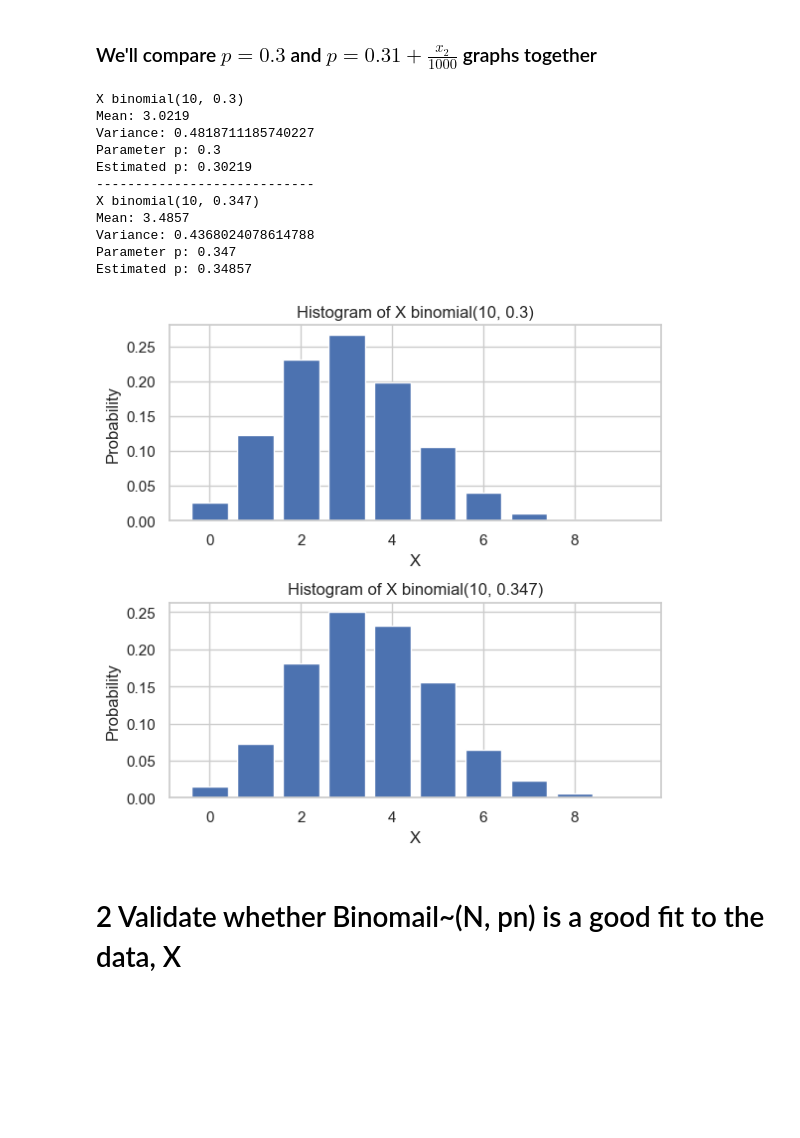
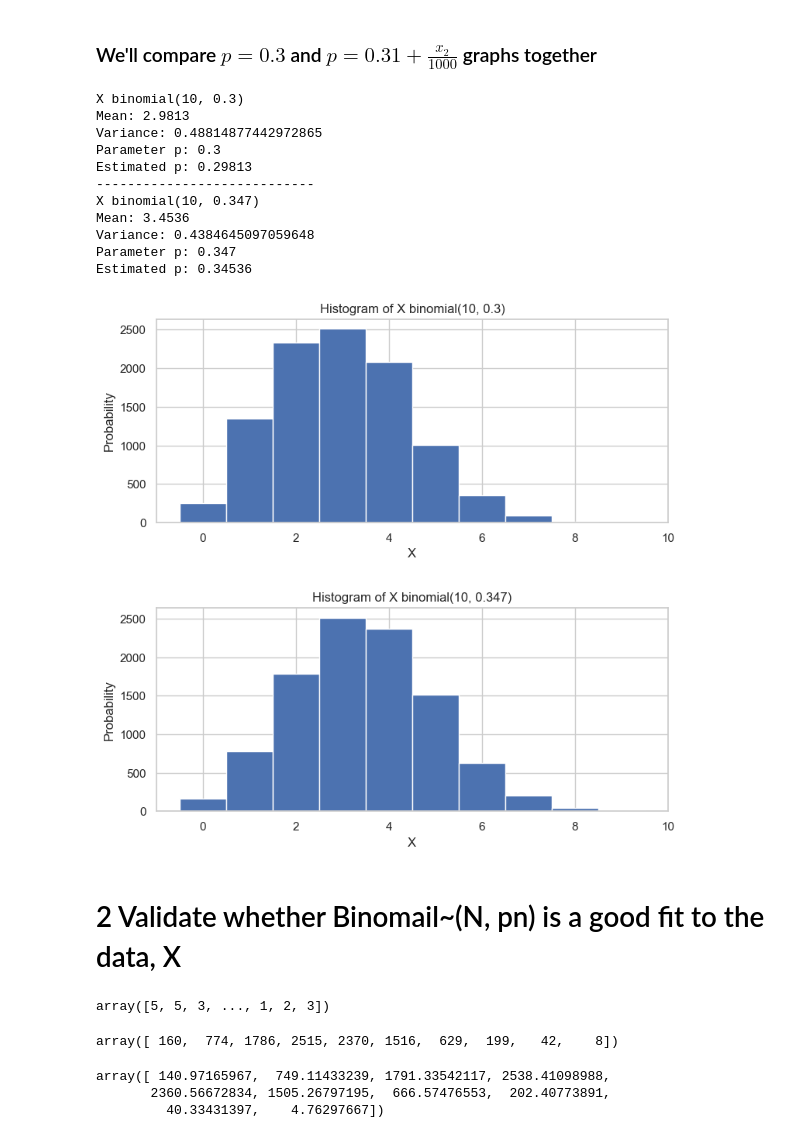
Before and after one commit to TBBdlz/stochastic_project2022, a Jupyter notebook: project.ipynb, the cells around one changed output. Saved outputs shown, nothing was run; the diff lists cells and outputs as text; code cells hidden in the pictures; blank space fills up the shorter version.

```diff
--- a/project.ipynb
+++ b/project.ipynb
@@ -37,9 +37,9 @@ x1, x2
 Study binomial random event
 i.i.d binomial~(N,p)
 # %%
-n: int = 10_000
+n = 10_000
 p: float = 0.3
-N: int = 10
+N = 10
 X = stats.binom.rvs(N, p, size=n)
 mean = np.mean(X)
 variance = stats.variation(X)
@@ -66,9 +66,7 @@ Estimated p: 0.30175
 # %% [markdown]
 ### Now we change $$p = 0.31 + \frac{x_2}{1000}$$
 # %%
-n: int = 10_000
 p: float = 0.31 + x2 / 1000
-N: int = 10
 X = stats.binom.rvs(N, p, size=n)
 mean = np.mean(X)
 variance = stats.variation(X)
@@ -95,58 +93,79 @@ Estimated p: 0.34552
 # %% [markdown]
 ### We'll compare $p=0.3$ and $p=0.31+\frac{x_2}{1000}$ graphs together
 # %%
-n: int = 10_000
 p: float = 0.3
-N: int = 10
 X = stats.binom.rvs(N, p, size=n)
 mean = np.mean(X)
 variance = stats.variation(X)
 pn = mean / N # estimate bernouli parameter p
 # make step plot
 fig, ax = plt.subplots(2)
 fig.tight_layout(pad=2)
 # set fig size
-fig.set_size_inches(6, 6)
-ax[0].hist(X, bins=np.arange(0, N + 1) - 0.5, density=True, rwidth=0.8)
-ax[0].set_title(f"Histogram of X binomial({N}, {p})")
+fig.set_size_inches(8, 8)
+counts, bins = np.histogram(X, bins=np.arange(0, N + 1) - 0.5)
+ax[0].hist(bins[:-1], bins, weights=counts)
 # set x and y labels
 ax[0].set_xlabel("X")
 ax[0].set_ylabel("Probability")
 # print statisticical values
 print(f"X binomial({N}, {p})")
 print(f"Mean: {mean}")
 print(f"Variance: {variance}")
 print(f"Parameter p: {p}")
 print(f"Estimated p: {pn}")
 print("----------------------------")
-p: float = 0.31 + x2 / 1000
-X = stats.binom.rvs(N, p, size=n)
-mean = np.mean(X)
-variance = stats.variation(X)
-pn = mean / N # estimate bernouli parameter p
-ax[1].hist(X, bins=np.arange(0, N + 1) - 0.5, density=True, rwidth=0.8)
-ax[1].set_title(f"Histogram of X binomial({N}, {p})")
+p2: float = 0.31 + x2 / 1000
+X2 = stats.binom.rvs(N, p2, size=n)
+mean2 = np.mean(X2)
+variance2 = stats.variation(X2)
+pn2 = mean2 / N # estimate bernouli parameter p
+counts2, bins2 = np.histogram(X2, bins=np.arange(0, N + 1) - 0.5)
+ax[1].hist(bins2[:-1], bins2, weights=counts2)
+ax[1].set_title(f"Histogram of X binomial({N}, {p2})")
 # set x and y labels
 ax[1].set_xlabel("X")
 ax[1].set_ylabel("Probability")
+
+# set titles
+ax[1].set_title(f"Histogram of X binomial({N}, {p2})")
+ax[0].set_title(f"Histogram of X binomial({N}, {p})")
+
 # print statisticical values
-print(f"X binomial({N}, {p})")
-print(f"Mean: {mean}")
-print(f"Variance: {variance}")
-print(f"Parameter p: {p}")
-print(f"Estimated p: {pn}")
+print(f"X binomial({N}, {p2})")
+print(f"Mean: {mean2}")
+print(f"Variance: {variance2}")
+print(f"Parameter p: {p2}")
+print(f"Estimated p: {pn2}")
 # %% [output]
 X binomial(10, 0.3)
-Mean: 3.0219
-Variance: 0.4818711185740227
+Mean: 2.9813
+Variance: 0.48814877442972865
 Parameter p: 0.3
-Estimated p: 0.30219
+Estimated p: 0.29813
 ----------------------------
 X binomial(10, 0.347)
-Mean: 3.4857
-Variance: 0.4368024078614788
+Mean: 3.4536
+Variance: 0.4384645097059648
 Parameter p: 0.347
-Estimated p: 0.34857
+Estimated p: 0.34536
-[figure, old version]
+[figure, new version]
 # %% [markdown]
 # 2 Validate whether Binomail~(N, pn) is a good fit to the data, X
+# %%
+# np.array of binomial random variable; X2 Binomial~(N,pn) from previous analysis
+X2
+# %% [output]
+array([5, 5, 3, ..., 1, 2, 3])
+# %%
+middle2 = (bins2[1:] + bins2[:-1]) / 2
+counts2
+# %% [output]
+array([ 160,  774, 1786, 2515, 2370, 1516,  629,  199,   42,    8])
+# %%
+H_data = n * stats.binom.pmf(np.arange(10), N, p2)
+H_data
+# %% [output]
+array([ 140.97165967,  749.11433239, 1791.33542117, 2538.41098988,
+       2360.56672834, 1505.26797195,  666.57476553,  202.40773891,
+         40.33431397,    4.76297667])
```
Also changed, not shown: parts of 7 cells of this notebook.
